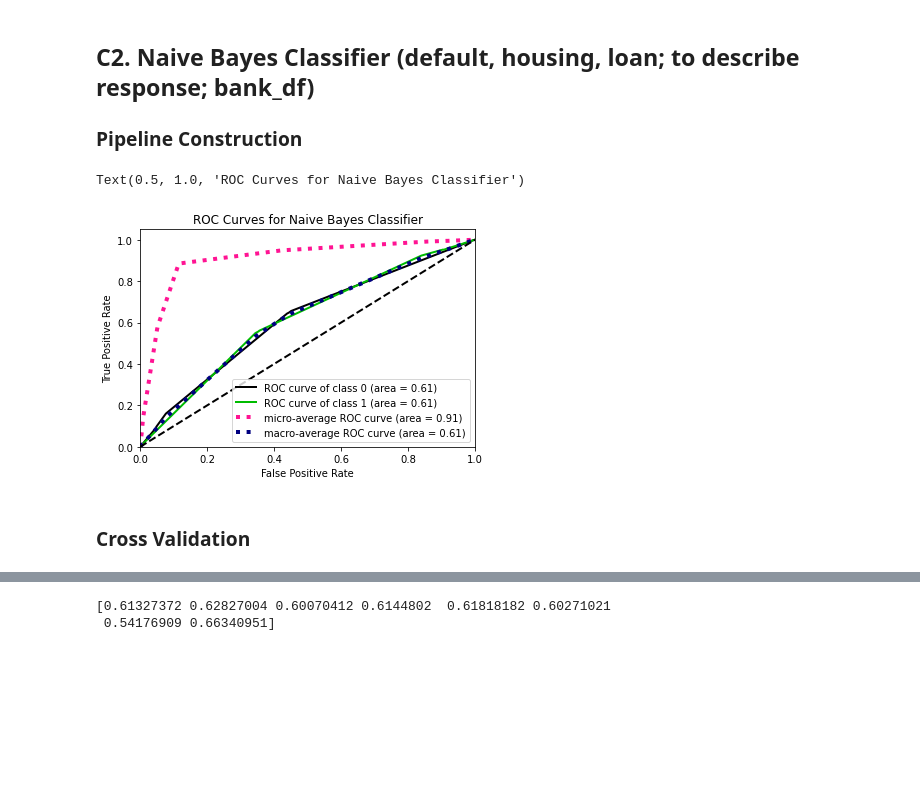
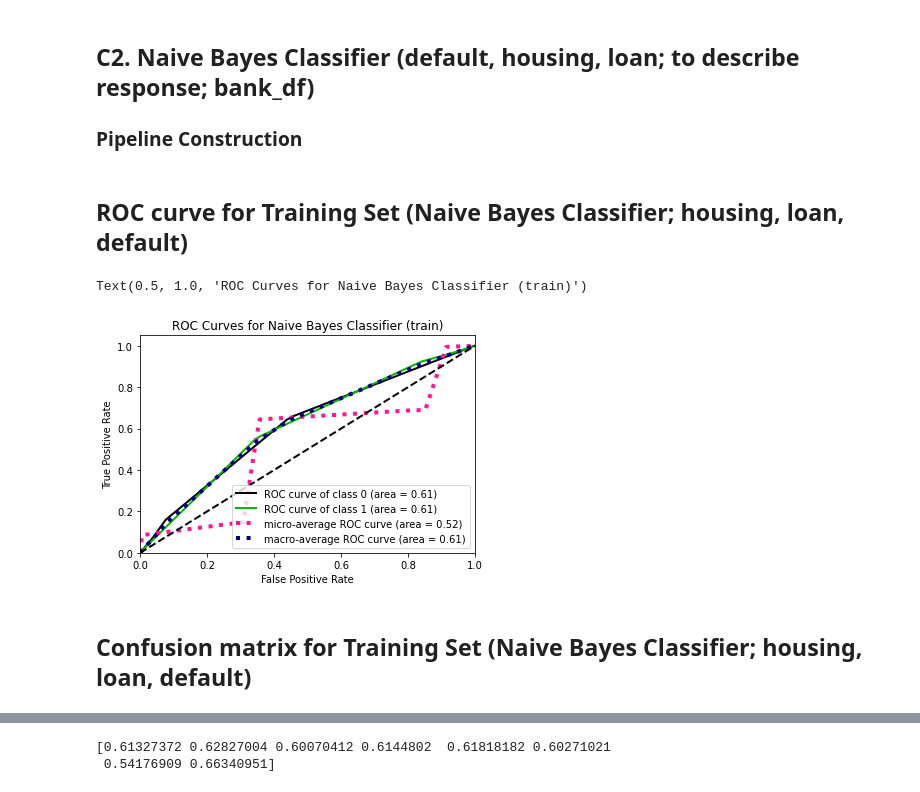
Before and after one commit to bblank70/MSDS422, a Jupyter notebook: Assignment3-bank.ipynb, the cells around one changed output, grey strips where cells are left out. Cells and saved outputs as stored; diff of their text form; code cells hidden in the pictures; blank space fills up the shorter version.

```diff
--- a/Assignment3-bank.ipynb
+++ b/Assignment3-bank.ipynb
@@ -335,10 +460,12 @@ BernoulliNB_pipe.fit(D_TrainX, D_TrainY)
 BernoulliNB_train_pred = BernoulliNB_pipe.predict_proba(D_TrainX)
 Bnb_train_preds = BernoulliNB_pipe.predict(D_TrainX)
+# %% [markdown]
+## ROC curve  for Training Set (Naive Bayes Classifier; housing, loan, default)
 # %%
 skplt.metrics.plot_roc_curve(D_TrainY, BernoulliNB_train_pred )
-plt.title('ROC Curves for Naive Bayes Classifier')
+plt.title('ROC Curves for Naive Bayes Classifier (train)')
 # %% [output]
-Text(0.5, 1.0, 'ROC Curves for Naive Bayes Classifier')
+Text(0.5, 1.0, 'ROC Curves for Naive Bayes Classifier (train)')
-[figure, old version]
+[figure, new version]
-# %% [markdown]
-### Cross Validation
+# %% [markdown]
+## Confusion matrix  for Training Set (Naive Bayes Classifier; housing, loan, default)
```
Also changed, not shown: parts of 84 cells of this notebook.
